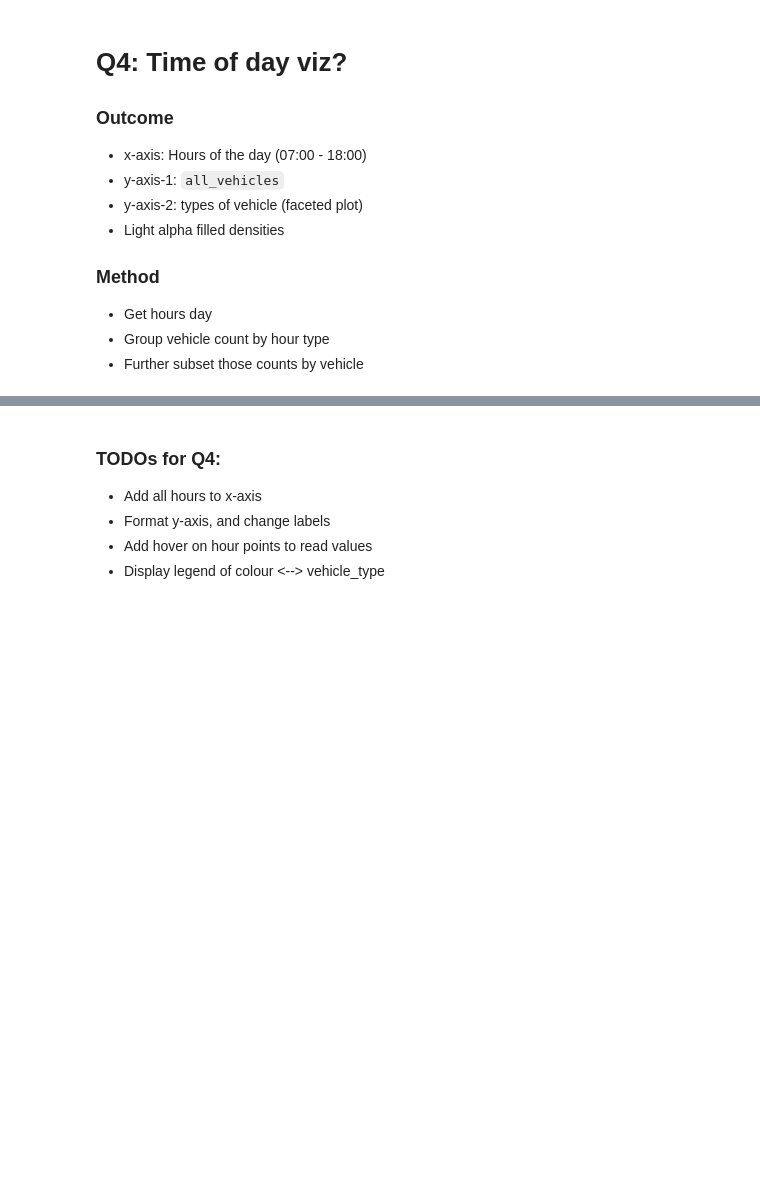
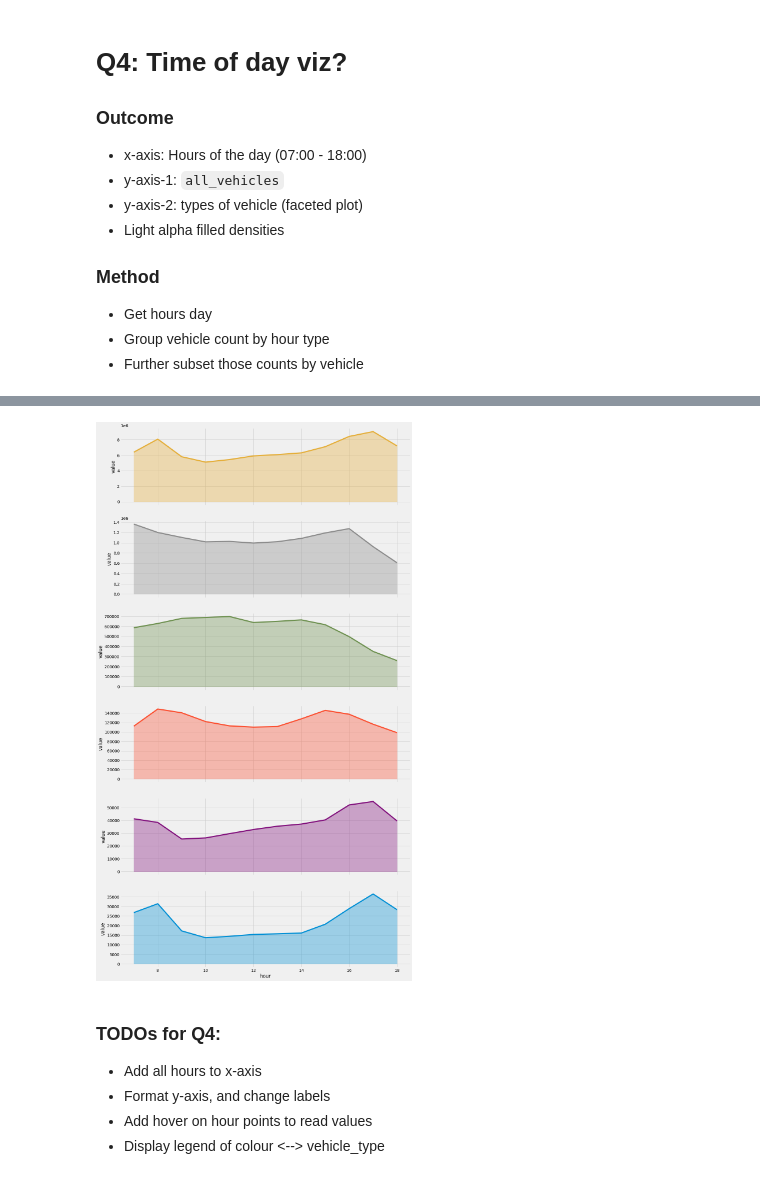
Before and after one commit to c-abbott/scottish-transport-analysis, a Jupyter notebook: project-2-report.ipynb, the cells around one changed output, grey strips where cells are left out. Drawn from its saved outputs; the diff is of its cells as text; code cells hidden in the pictures; blank space fills up the shorter version.

```diff
--- a/project-2-report.ipynb
+++ b/project-2-report.ipynb
@@ -162,12 +198,14 @@ y5 = tod_df.loc[tod_df.vehicle_type=='motorcycles']['value']
 y6 = tod_df.loc[tod_df.vehicle_type=='bikes']['value']
 y = [y1, y2, y3, y4, y5, y6]
 # %%
-fig, axes = plt.subplots(6, 1, sharex=True, sharey=False, figsize=(18, 18))
+fig, axes = plt.subplots(6, 1, sharex=True, sharey=False, figsize=(16, 32))
 hues = ['#e5ae38', '#8b8b8b', '#6d904f', '#fc4f30', '#810f7c', '#008fd5']
 for i, ax in enumerate(axes):
     sns.lineplot(data=tod_df, x='hour', y=y[i], ax=ax, hue='vehicle_type')
     ax.fill_between(x, y[i], color=hues[i], alpha=0.35)
     ax.get_legend().remove()
+# %% [output]
+[figure, added]
 # %% [markdown]
 ### TODOs for Q4:
 
```
Also changed, not shown: parts of 8 cells of this notebook.
